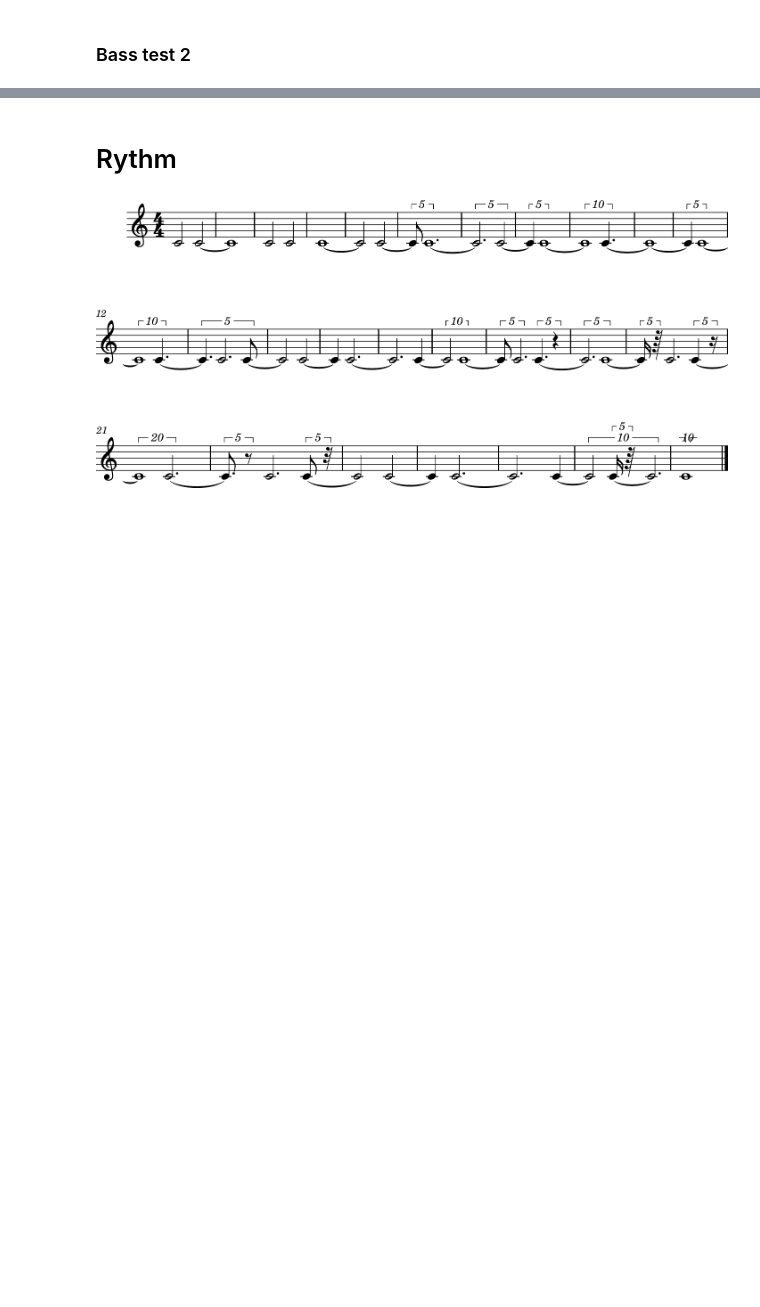
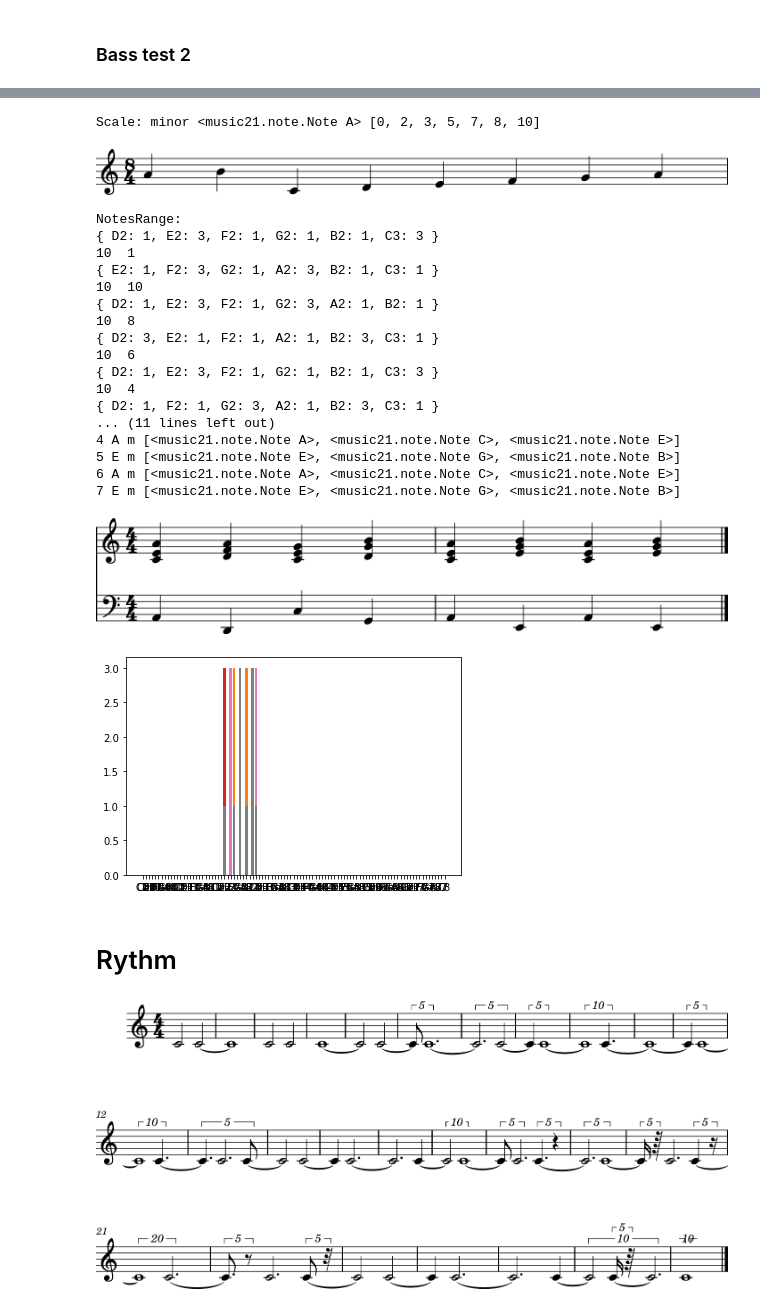
Before and after one commit to AlainSchoebi/MusicalTheory, a Jupyter notebook: notebook1.ipynb, the cells around one changed output, grey strips where cells are left out. Drawn from its saved outputs; the diff is of its cells as text; code cells hidden in the pictures; blank space fills up the shorter version.

```diff
--- a/notebook1.ipynb
+++ b/notebook1.ipynb
@@ -507,3 +471,83 @@ play(score);
+# %%
+### Random scale
+#s = Scale(_randomBase = True, _randomMinorMajorScale = True);
+s = Scale(note.Note("A"), scalesIntervalDictionnary["minor"]);
+
+
+scaleType = "minor";
+if s.isToneOnScale(s.baseTranspose(3)) == False:
+    print("minor")
+print("Scale:", scaleType, s.baseNote, s.interval);
+s.show();
+
+# --> in tools !  $$ give 6 as parameter possible ? $$
+def gauss(x):
+    if x <= 6 and x > -6: # >= and > to exactly have one octave
+        return 1;
+    return 0;
+
+
+# input
+octaveRegion = 2;
+nbr = 8;
+bassNotes = [];  # stores music21's note.Note()
+bassChords = []; # stores Chord objects
+
+bassNotes.append(note.Note(pitch = s.baseNote.pitch.name, octave = octaveRegion)); # bassNotes[0]
+bassChords.append(Chord(bassNotes[0], s));                                         # bassChords[0]
+
+print("\nNotesRange:")
+for i in range(nbr):
+    nr = NotesRange();
+    nr.addChanceToNotesWithoutOctave(s.getNotesWithoutOctave()); # notes of the scale
+    nr.multiplyChanceToNotesWithoutOctave(bassChords[i].getNotesWithoutOctave(), _probability = 3); # notes of the chord from the bassNotes[i]
+    nr.multiplyChanceToNotesWithoutOctave([bassNotes[i]], _probability = 0); # avoir playing the same bassNotes[i] again
+    nr.multiplyByFunction(gauss, note.Note(pitch = 6, octave = octaveRegion)); # range, to stay in the octaveRegion
+
+    nr.showPlot();
+    nr.show();
+    bassNotes.append(nr.pickRandomNote());     #bassNotes[i+1]
+    bassChords.append(Chord(bassNotes[i+1], s)); #bassChords[i+1]
+
+
+print("\nChords:")
+score = stream.Score()
+
+measureBassNotes = stream.Part();
+measureBassChords = stream.Part();
+
+score.insert(0, measureBassChords);
+score.insert(0, measureBassNotes);
+
+for i in range(nbr):
+    print(i, bassChords[i].getText(), bassChords[i].getNotesWithoutOctave());
+    measureBassChords.append(bassChords[i].getChordObject());
+    measureBassNotes.append(bassNotes[i]);
+
+score.show();
+play(score);
+# %% [output]
+Scale: minor <music21.note.Note A> [0, 2, 3, 5, 7, 8, 10]
+[figure, added]
+NotesRange:
+{ D2: 1, E2: 3, F2: 1, G2: 1, B2: 1, C3: 3 }
+10  1
+{ E2: 1, F2: 3, G2: 1, A2: 3, B2: 1, C3: 1 }
+10  10
+{ D2: 1, E2: 3, F2: 1, G2: 3, A2: 1, B2: 1 }
+10  8
+{ D2: 3, E2: 1, F2: 1, A2: 1, B2: 3, C3: 1 }
+10  6
+{ D2: 1, E2: 3, F2: 1, G2: 1, B2: 1, C3: 3 }
+10  4
+{ D2: 1, F2: 1, G2: 3, A2: 1, B2: 3, C3: 1 }
+... (11 lines left out)
+4 A m [<music21.note.Note A>, <music21.note.Note C>, <music21.note.Note E>]
+5 E m [<music21.note.Note E>, <music21.note.Note G>, <music21.note.Note B>]
+6 A m [<music21.note.Note A>, <music21.note.Note C>, <music21.note.Note E>]
+7 E m [<music21.note.Note E>, <music21.note.Note G>, <music21.note.Note B>]
+[figure, added]
+[figure, added]
 # %% [markdown]
 # Rythm
 # %%
```
Also changed, not shown: parts of 5 cells of this notebook, 1 other file.
